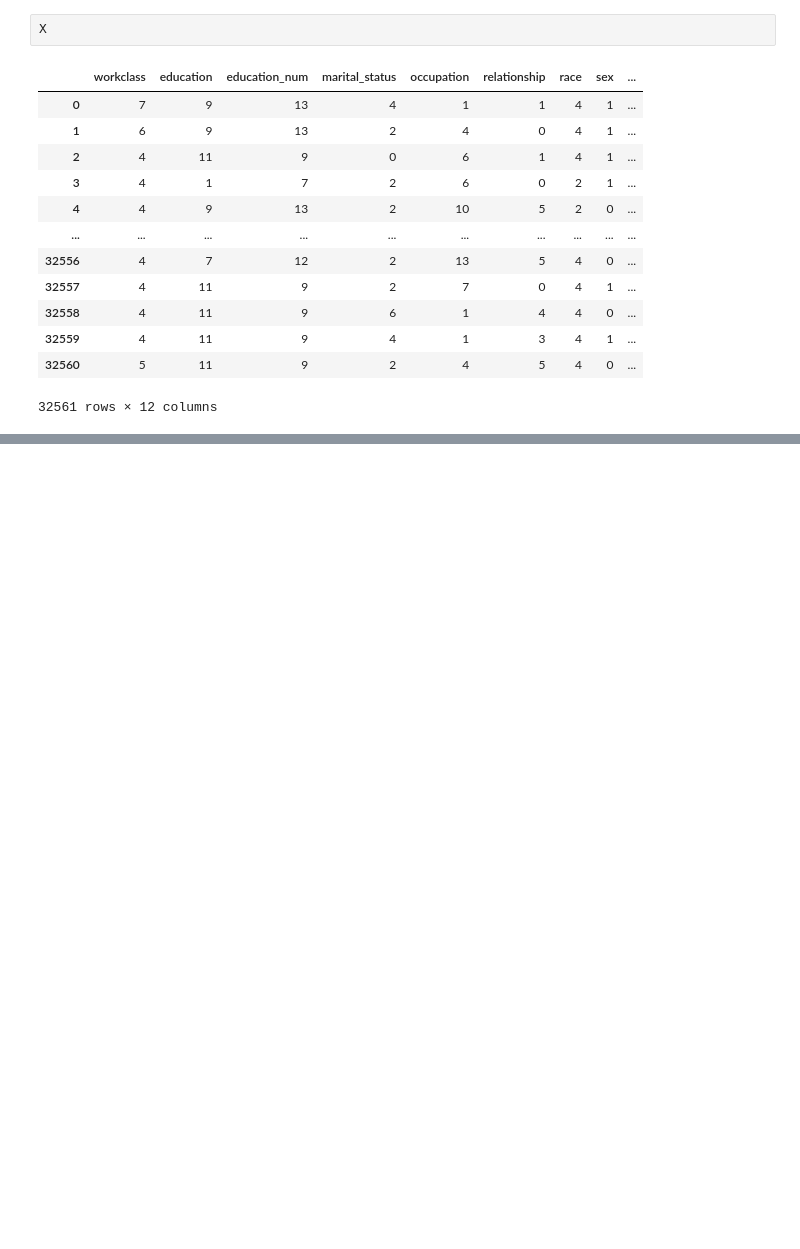
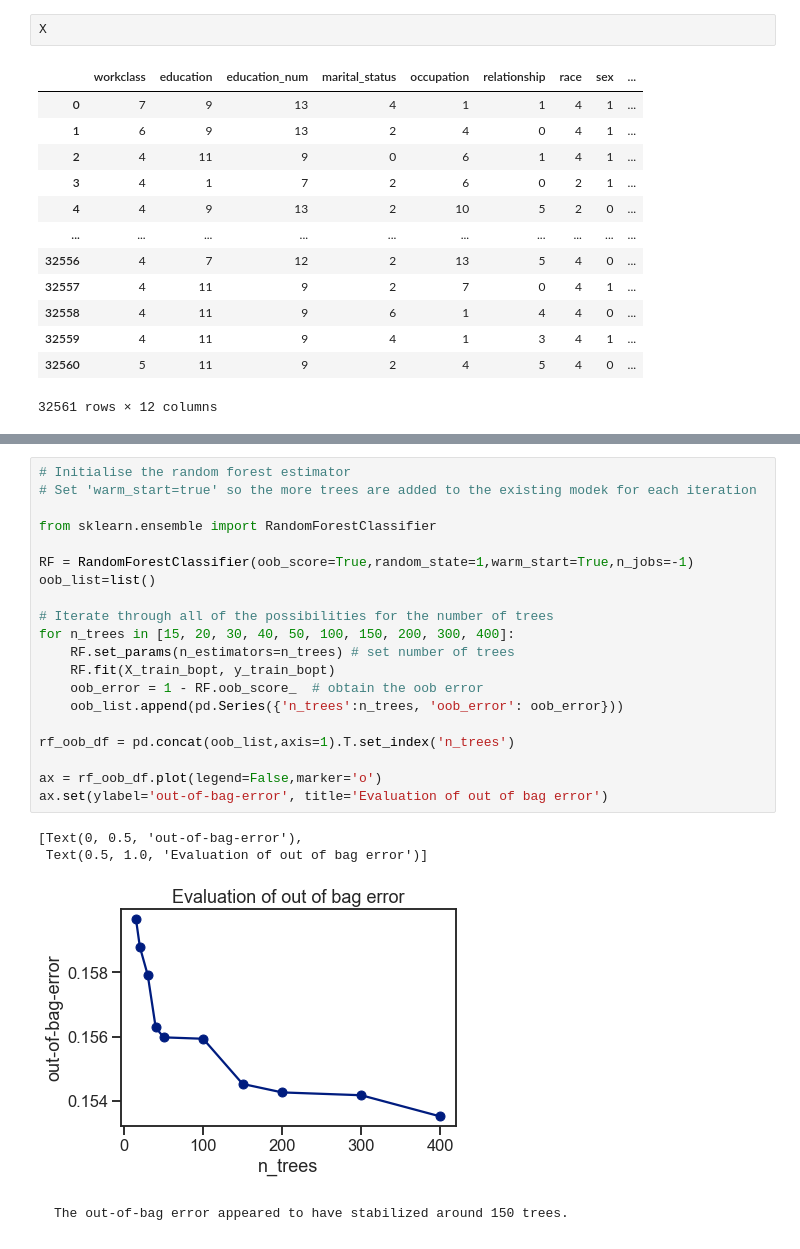
Before and after one commit to drainganggtb/FinalProject, a Jupyter notebook: Simple_Linear_Regression-Classification.ipynb, the cells around one changed output, grey strips where cells are left out. Drawn from its saved outputs; the diff is of its cells as text; blank space fills up the shorter version.

```diff
--- a/Simple_Linear_Regression-Classification.ipynb
+++ b/Simple_Linear_Regression-Classification.ipynb
@@ -1112,0 +1271,26 @@ Upon training of the models, we will have the decision tree and random forest ac
+# %%
+# Initialise the random forest estimator
+# Set 'warm_start=true' so the more trees are added to the existing modek for each iteration
+
+from sklearn.ensemble import RandomForestClassifier
+
+RF = RandomForestClassifier(oob_score=True,random_state=1,warm_start=True,n_jobs=-1)
+oob_list=list()
+
+# Iterate through all of the possibilities for the number of trees
+for n_trees in [15, 20, 30, 40, 50, 100, 150, 200, 300, 400]:
+    RF.set_params(n_estimators=n_trees) # set number of trees
+    RF.fit(X_train_bopt, y_train_bopt)
+    oob_error = 1 - RF.oob_score_  # obtain the oob error
+    oob_list.append(pd.Series({'n_trees':n_trees, 'oob_error': oob_error}))
+
+rf_oob_df = pd.concat(oob_list,axis=1).T.set_index('n_trees')
+
+ax = rf_oob_df.plot(legend=False,marker='o')
+ax.set(ylabel='out-of-bag-error', title='Evaluation of out of bag error')
+# %% [output]
+[Text(0, 0.5, 'out-of-bag-error'),
+ Text(0.5, 1.0, 'Evaluation of out of bag error')]
+[figure, added]
+# %% [markdown]
+    The out-of-bag error appeared to have stabilized around 150 trees.
```
Also changed, not shown: parts of 59 cells of this notebook, 51 other files.
